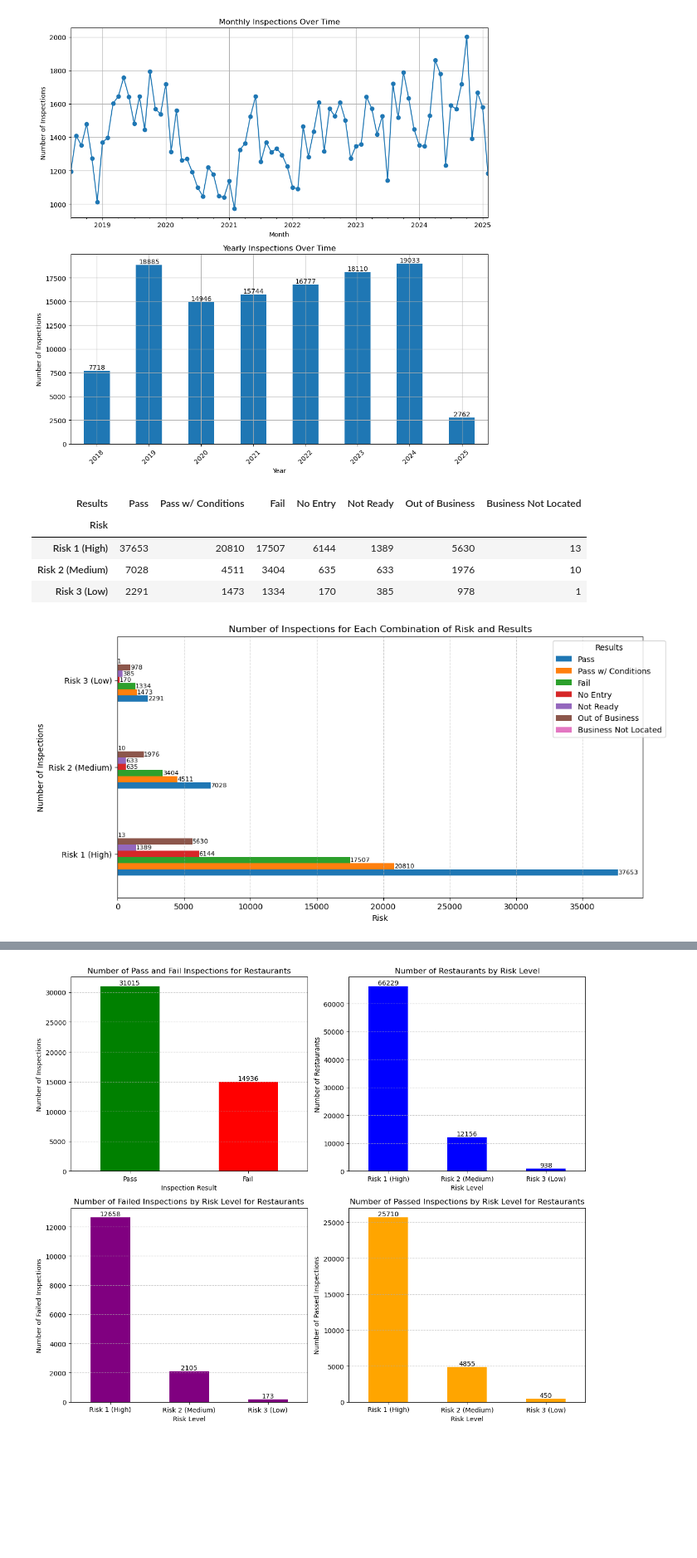
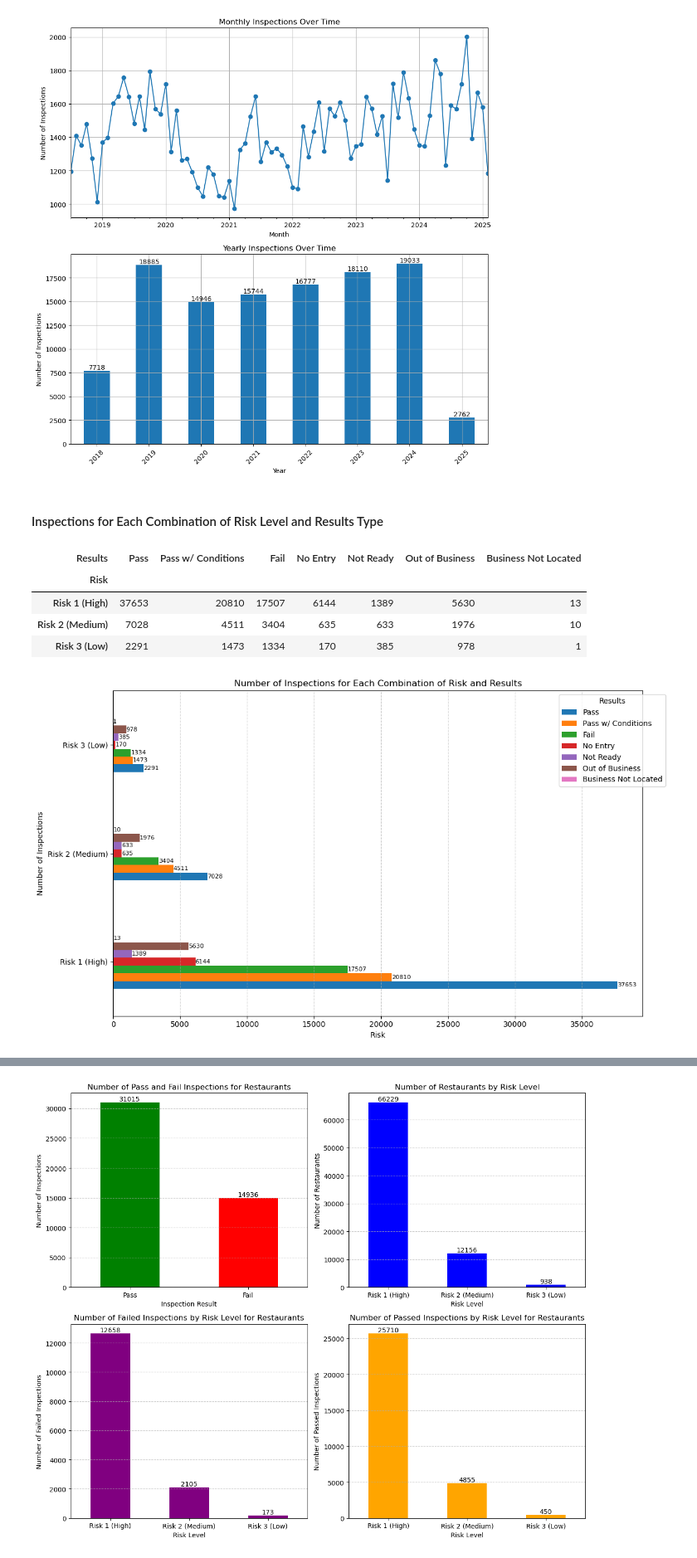
Before and after one commit to suhail-ak/data_science_py, a Jupyter notebook: DataScience_Project.ipynb, the cells around one changed output, grey strips where cells are left out. Shown at 83% size. Saved outputs shown, nothing was run; the diff lists cells and outputs as text; code cells hidden in the pictures; blank space fills up the shorter version.

```diff
--- a/DataScience_Project.ipynb
+++ b/DataScience_Project.ipynb
@@ -151,6 +162,6 @@ Name: count, dtype: int64
 # %%
 
-# Risk value counts
+
 Risk_value_counts = dataset['Risk'].value_counts()
 Facility_Type_value_counts = dataset['Facility_Type'].value_counts()[:10]
 Inspection_Type_value_counts = dataset['Inspection_Type'].value_counts()[:10]
@@ -158,39 +169,42 @@ Result_value_counts = dataset['Results'].value_counts()
 
 fig, axs = plt.subplots(2, 2, figsize=(15, 13))
 
-# Plot Risk value counts
+
 Risk_value_counts.plot(kind='bar', ax=axs[0, 0], color='skyblue')
 axs[0, 0].set_title('Risk Types by Count')
 axs[0, 0].set_xlabel('Risk Type')
 axs[0, 0].set_ylabel('')
 axs[0, 0].grid(axis='y', linestyle='--', alpha=0.6)
+axs[0, 0].set_xticklabels(Risk_value_counts.index, rotation=0, fontsize=10)
 
-# Plot Facility Type value counts
+
 Facility_Type_value_counts[:10].plot(kind='bar', ax=axs[0, 1], color='salmon')
 axs[0, 1].set_title('Top 10 Facility Inspection Counts')
 axs[0, 1].set_xlabel('Facility Type')
 axs[0, 1].set_ylabel('Number of Inspections')
 axs[0, 1].grid(axis='y', linestyle='--', alpha=0.6)
+axs[0, 1].set_xticklabels(Facility_Type_value_counts.index, rotation=90, fontsize=10)
 
-# Plot Inspection Type value counts
+
 Inspection_Type_value_counts.plot(kind='bar', ax=axs[1, 0], color='lightgreen')
 axs[1, 0].set_title('Top 10 Inspection Types')
 axs[1, 0].set_xlabel('Inspection Type')
 axs[1, 0].set_ylabel('')
 axs[1, 0].grid(axis='y', linestyle='--', alpha=0.6)
+axs[1, 0].set_xticklabels(Inspection_Type_value_counts.index, rotation=90, fontsize=10)
 
-# Plot Result value counts
+
 Result_value_counts.plot(kind='bar', ax=axs[1, 1], color='orange')
 axs[1, 1].set_title('Inspection Results' )
 axs[1, 1].set_xlabel('Result')
 axs[1, 1].set_ylabel('')
 axs[1, 1].grid(axis='y', linestyle='--', alpha=0.6)
+axs[1, 1].set_xticklabels(Result_value_counts.index, rotation=0, fontsize=10)
 
 for ax in axs.flat:
     for container in ax.containers:
         ax.bar_label(container, label_type='edge', fontsize=10)
-        ax.set_xticklabels(ax.get_xticklabels(), rotation=90
-        )
+
 
 plt.tight_layout()
 plt.show()
@@ -235,0 +246,18 @@ Name: Violations, dtype: int64
+# %%
+
+violations_by_facility = dataset.groupby('Facility_Type')['Violations'].count()
+
+top_10_facilities_by_violations = violations_by_facility.sort_values(ascending=False).head(10)
+
+plt.figure(figsize=(12, 6))
+top_10_facilities_by_violations.plot(kind='bar', color='skyblue')
+plt.title('Top 10 Facilities by Number of Violations')
+plt.xlabel('Facility Name')
+plt.ylabel('Number of Violations')
+plt.xticks(rotation=45, ha='right')
+plt.grid(axis='y', linestyle='--', alpha=0.6)
+
+for container in plt.gca().containers:
+    plt.gca().bar_label(container, label_type='edge', fontsize=8)
+plt.tight_layout()
+plt.show()
@@ -266,4 +302,6 @@ plt.tight_layout()
 plt.show()
 # %% [output]
 [figure]
+# %% [markdown]
+<h4>Inspections for Each Combination of Risk Level and Results Type</h4>
 # %%
@@ -279,17 +317,16 @@ results_by_Risk
 | Risk 2 (Medium) | 7028 | 4511 | 3404 | 635 | 633 | 1976 | 10 |
 | Risk 3 (Low) | 2291 | 1473 | 1334 | 170 | 385 | 978 | 1 |
 # %%
-results_by_Risk.plot(kind='barh', figsize=(12, 6),sharey=True)
+results_by_Risk.plot(kind='barh', figsize=(12, 7),sharey=True)
 plt.title('Number of Inspections for Each Combination of Risk and Results')
 plt.xlabel('Risk')
 plt.ylabel('Number of Inspections')
 plt.legend(title='Results', bbox_to_anchor=(1.05, 1), loc='best')
 plt.grid(axis='x', linestyle='--', alpha=0.6)
 
-# Adding count values on top of each bar
 for container in plt.gca().containers:
     plt.gca().bar_label(container, label_type='edge', fontsize=8)
-# plt.tight_layout()
+plt.tight_layout()
 plt.show()
 # %% [output]
-[figure, old version]
+[figure, new version]
```
Also changed, not shown: parts of 24 cells of this notebook, 3 other files.
